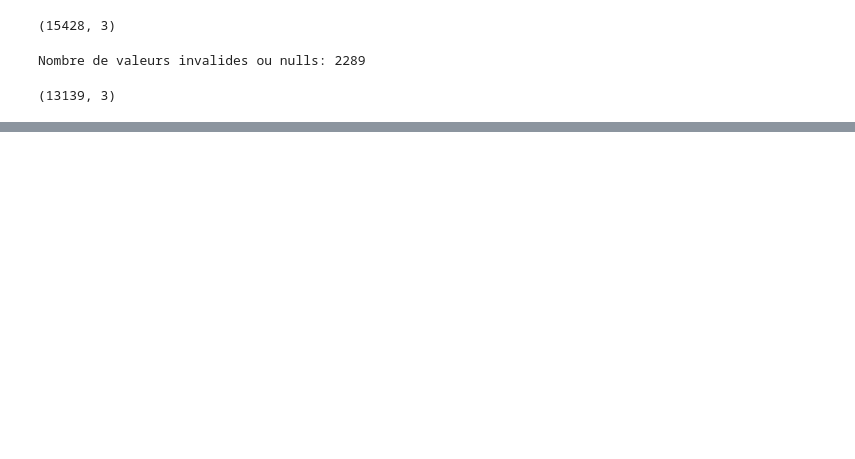
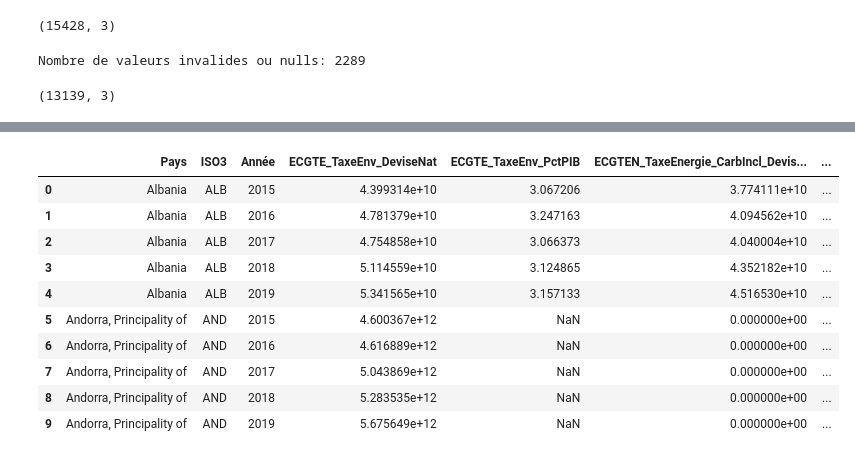
Before and after one commit to Obsywon/datawarehouse, a Jupyter notebook: transform_co2.ipynb, the cells around one changed output, grey strips where cells are left out. Cells and saved outputs as stored; diff of their text form; code cells hidden in the pictures; blank space fills up the shorter version.

Commit message:
nettoyage fini des données taxes énergies

```diff
--- a/transform_co2.ipynb
+++ b/transform_co2.ipynb
@@ -143,0 +314,7 @@ tax.head(5)
+# %%
+# Pivoter les données pour mettre les catégories des taxes de la colonne "CTS Name" en colonnes et pour mettre les unités des taxes de la colonne "Unit" en colonnes
+taxE = tax.pivot_table(index=['Country', 'ISO3', 'Année'],
+                               columns=['CTS Name', 'Unit'],
+                               values='Taxe').reset_index()
+
+taxE.head(5)
@@ -143,0 +329,19 @@ tax.head(5)
+# %%
+# Renommer les colonnes
+taxE.columns = [
+    'Pays',
+    'ISO3',
+    'Année',
+    'ECGTE_TaxeEnv_DeviseNat',
+    'ECGTE_TaxeEnv_PctPIB',
+    'ECGTEN_TaxeEnergie_CarbIncl_DeviseNat',
+    'ECGTEN_TaxeEnergie_CarbIncl_PctPIB',
+    'ECGTEP_TaxePollution_DeviseNat',
+    'ECGTEP_TaxePollution_PctPIB',
+    'ECGTER_TaxeRess_DeviseNat',
+    'ECGTER_TaxeRess_PctPIB',
+    'ECGTET_TaxeTransp_CarbExcl_DeviseNat',
+    'ECGTET_TaxeTransp_CarbExcl_PctPIB'
+]
+# Afficher les nouvelles colonnes
+print(taxE.columns)
@@ -143,0 +458,30 @@ tax.head(5)
+# %%
+# Sélectionner les lignes avec NaN ou 0 dans les 5 colonnes spécifiées
+lignes_nan_zero = taxE.loc[(taxE['ECGTE_TaxeEnv_DeviseNat'].isna() | (taxE['ECGTE_TaxeEnv_DeviseNat'] == 0)) &
+(taxE['ECGTE_TaxeEnv_PctPIB'].isna() | (taxE['ECGTE_TaxeEnv_PctPIB'] == 0)) &
+                               (taxE['ECGTEN_TaxeEnergie_CarbIncl_DeviseNat'].isna() | (taxE['ECGTEN_TaxeEnergie_CarbIncl_DeviseNat'] == 0)) &
+                               (taxE['ECGTEN_TaxeEnergie_CarbIncl_PctPIB'].isna() | (taxE['ECGTEN_TaxeEnergie_CarbIncl_PctPIB'] == 0)) &
+
+                               (taxE['ECGTEP_TaxePollution_DeviseNat'].isna() | (taxE['ECGTEP_TaxePollution_DeviseNat'] == 0)) &
+                               (taxE['ECGTEP_TaxePollution_PctPIB'].isna() | (taxE['ECGTEP_TaxePollution_PctPIB'] == 0)) &
+
+                               (taxE['ECGTER_TaxeRess_DeviseNat'].isna() | (taxE['ECGTER_TaxeRess_DeviseNat'] == 0)) &
+                               (taxE['ECGTER_TaxeRess_PctPIB'].isna() | (taxE['ECGTER_TaxeRess_PctPIB'] == 0)) &
+
+                               (taxE['ECGTET_TaxeTransp_CarbExcl_DeviseNat'].isna() | (taxE['ECGTET_TaxeTransp_CarbExcl_DeviseNat'] == 0)) &
+(taxE['ECGTET_TaxeTransp_CarbExcl_PctPIB'].isna() | (taxE['ECGTET_TaxeTransp_CarbExcl_PctPIB'] == 0))]
+
+# Afficher les lignes sélectionnées
+taxE.head(10)
+# %% [output]
+|  | Pays | ISO3 | Année | ECGTE_TaxeEnv_DeviseNat | ECGTE_TaxeEnv_PctPIB | ECGTEN_TaxeEnergie_CarbIncl_Devis... | ... |
+| 0 | Albania | ALB | 2015 | 4.399314e+10 | 3.067206 | 3.774111e+10 | ... |
+| 1 | Albania | ALB | 2016 | 4.781379e+10 | 3.247163 | 4.094562e+10 | ... |
+| 2 | Albania | ALB | 2017 | 4.754858e+10 | 3.066373 | 4.040004e+10 | ... |
+| 3 | Albania | ALB | 2018 | 5.114559e+10 | 3.124865 | 4.352182e+10 | ... |
+| 4 | Albania | ALB | 2019 | 5.341565e+10 | 3.157133 | 4.516530e+10 | ... |
+| 5 | Andorra, Principality of | AND | 2015 | 4.600367e+12 | NaN | 0.000000e+00 | ... |
+| 6 | Andorra, Principality of | AND | 2016 | 4.616889e+12 | NaN | 0.000000e+00 | ... |
+| 7 | Andorra, Principality of | AND | 2017 | 5.043869e+12 | NaN | 0.000000e+00 | ... |
+| 8 | Andorra, Principality of | AND | 2018 | 5.283535e+12 | NaN | 0.000000e+00 | ... |
+| 9 | Andorra, Principality of | AND | 2019 | 5.675649e+12 | NaN | 0.000000e+00 | ... |
```
Also changed, not shown: parts of 45 cells of this notebook, 3 other files.
